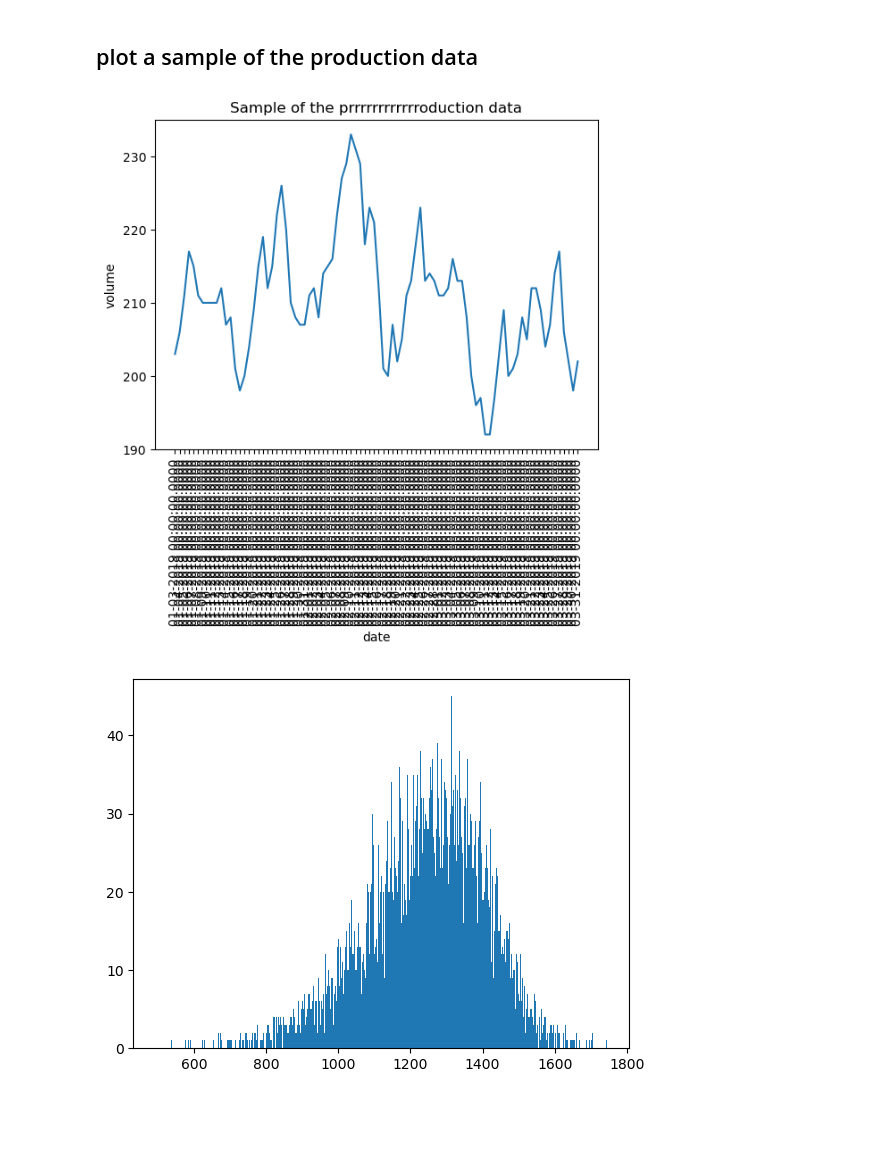
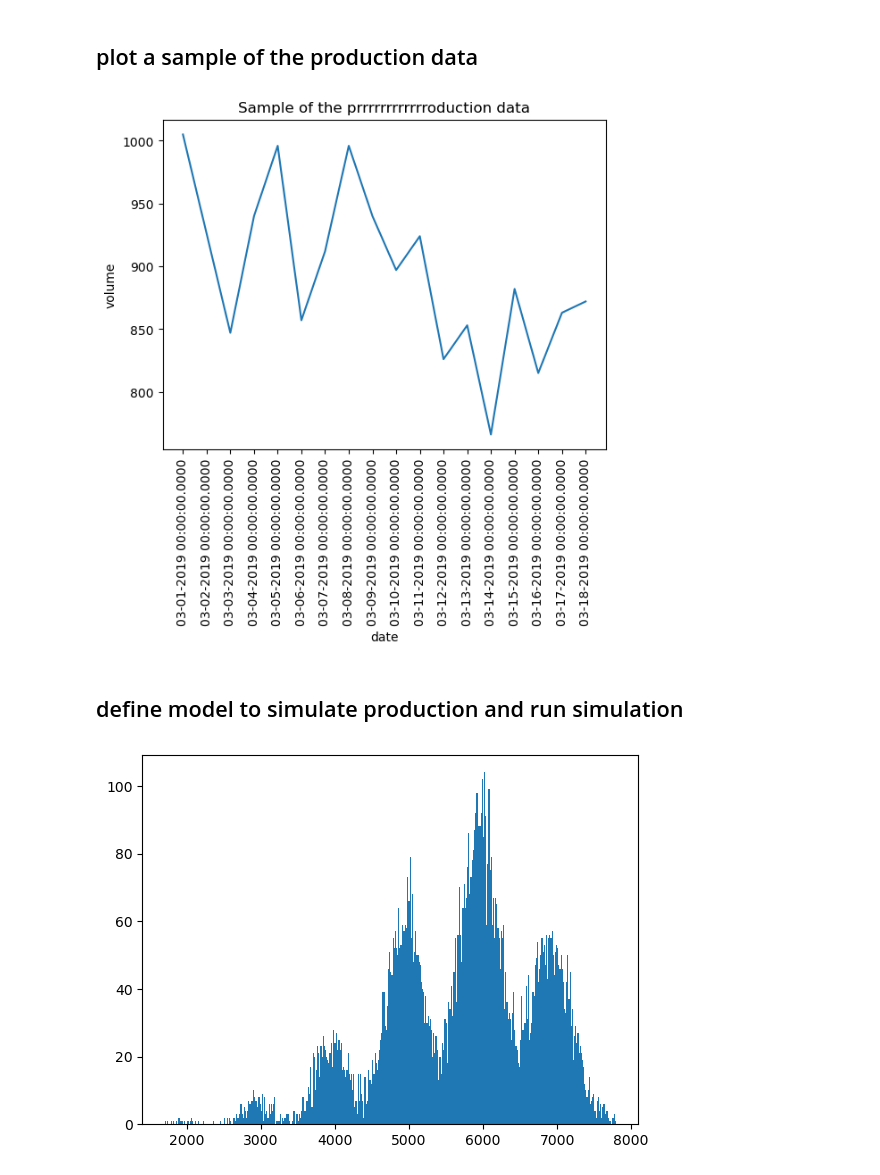
Before and after one commit to GerritGeens/Opdr_Statistiek, a Jupyter notebook: productie/notebooks/main2.ipynb, the cells around one changed output. Saved outputs shown, nothing was run; the diff lists cells and outputs as text; code cells hidden in the pictures; blank space fills up the shorter version.

```diff
--- a/productie/notebooks/main2.ipynb
+++ b/productie/notebooks/main2.ipynb
@@ -10,10 +10,11 @@ from scipy.stats import norm
 import sys
 sys.path.append('..')
 
+import datetime
 
 MASTER_DATA_LOCATION = os.path.join('..', 'data', 'input', 'master_data.json')
 PLANT_DATA_DIRECTORY = os.path.join('..', 'data', 'input', 'daily_production')
-PRODUCTION_PLANT = 'STO'
+PRODUCTION_PLANT = 'BRU'
 NBR_DAYS_PRODUCTION_SIMULATION = 7
 # %% [markdown]
 ## Read the data
@@ -57,9 +53,10 @@ df = df[df['maintenance'] == 'No'].drop('maintenance', axis=1)
 ## plot a sample of the production data
 # %%
 #Just plot a sample of the data
+
 # Define the specific period
-start_date = '01-03-2019'
-end_date = '31-03-2019'
+start_date = datetime.datetime.strptime("01-03-2019", '%d-%m-%Y')
+end_date = datetime.datetime.strptime("31-03-2019", '%d-%m-%Y')
 
 df['only_date'] = df['date'].str[:10]
 df['date_obj'] = pd.to_datetime(df['date'].str[:10], format='%m-%d-%Y')
@@ -79,32 +76,36 @@ plt.xticks(rotation=90)
 # Show the plot
 plt.show()
 # %% [output]
-[figure, old version]
+[figure, new version]
+# %% [markdown]
+## define model to simulate production and run simulation
 # %%
 perc_0 = df[df['production'] <= 0.05].production.count() / df.production.count()
 mu, sigma = norm.fit(df[df['production'] >= 0.05].production.astype(int))
 
 def model(perc_0, avg, std, size):
     cumul = 0
     for _ in range (size) :
         if np.random.rand() < perc_0:
             cumul += 0
         else:
             cumul += np.random.normal(loc = avg, scale = std)
     return cumul
 
 
-def production_simulation(nbr_days, avg, std, perc_0) :
+def production_simulation(nbr_days, nbr_simulations, avg, std, perc_0) :
     list_production = list()
-    for _ in range (10**4) :
+    for _ in range (nbr_simulations) :
         list_production.append(model(perc_0, avg, std, nbr_days))
     return list_production
 
+#define sensitivity
+SENSITIVITY = 10**4
 
-simulated_production_data_n_days = production_simulation(NBR_DAYS_PRODUCTION_SIMULATION, mu, sigma, perc_0)
-plt.hist(simulated_production_data_n_days, bins=1000);
+simulated_production_data_n_days = production_simulation(NBR_DAYS_PRODUCTION_SIMULATION, SENSITIVITY, mu, sigma, perc_0)
+plt.hist(simulated_production_data_n_days, bins=400);
 # %% [output]
-[figure, old version]
+[figure, new version]
 # %%
 # Compute ECDF
 def ecdf(data, x_values):
```
Also changed, not shown: parts of 5 cells of this notebook, 2 other files.
